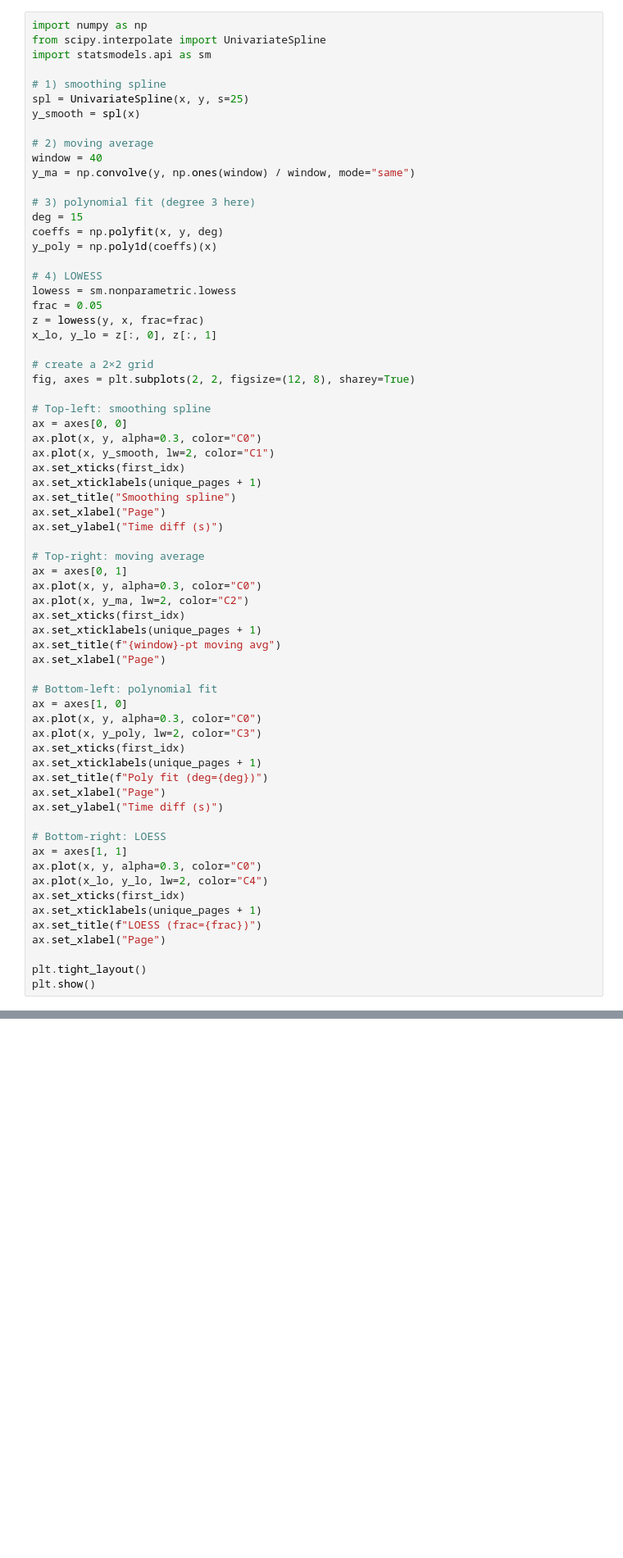
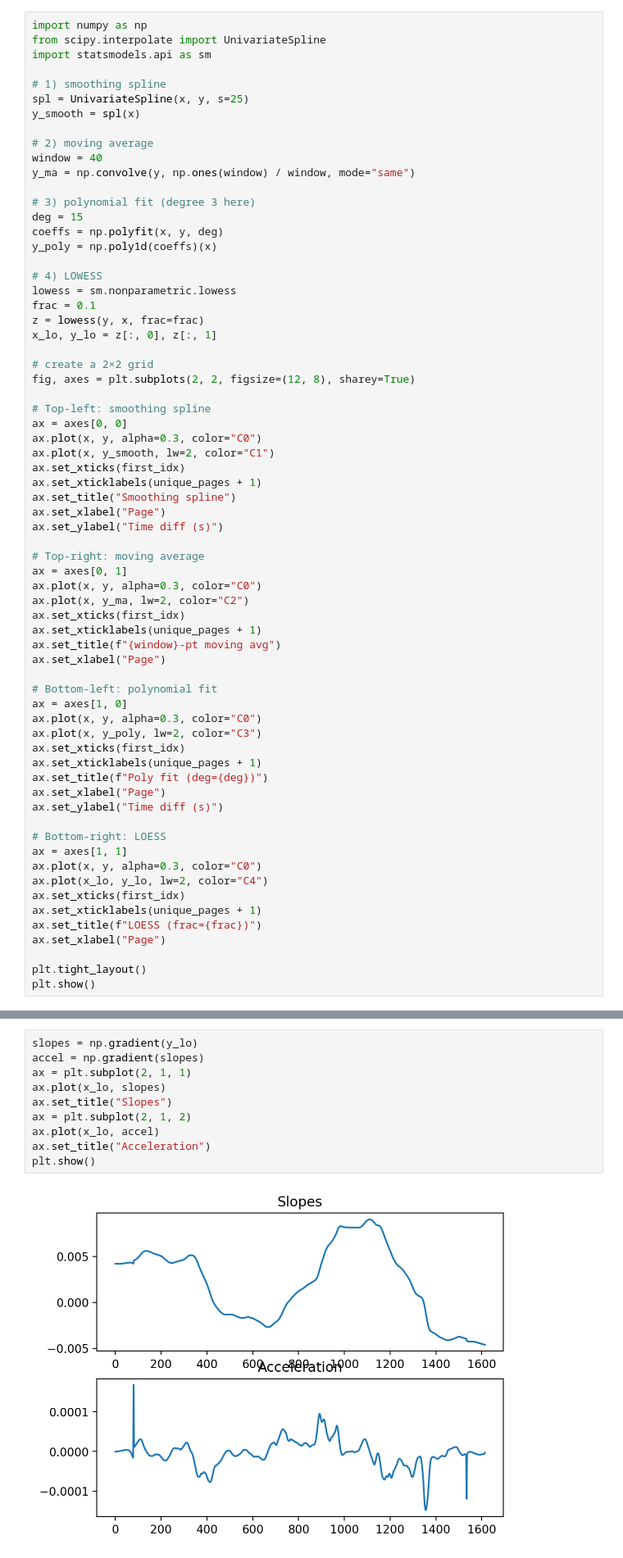
Before and after one commit to orangishcat/note, a Jupyter notebook: backend/resources/notebooks/tempo analysis.ipynb, the cells around one changed output, grey strips where cells are left out. Shown at 82% size. Drawn from its saved outputs; the diff is of its cells as text; blank space fills up the shorter version.

```diff
--- a/backend/resources/notebooks/tempo analysis.ipynb
+++ b/backend/resources/notebooks/tempo analysis.ipynb
@@ -65,7 +65,7 @@ y_poly = np.poly1d(coeffs)(x)
 
 # 4) LOWESS
 lowess = sm.nonparametric.lowess
-frac = 0.05
+frac = 0.1
 z = lowess(y, x, frac=frac)
 x_lo, y_lo = z[:, 0], z[:, 1]
 
@@ -114,3 +114,15 @@ plt.tight_layout()
 plt.show()
 # %% [output]
 [figure]
+# %%
+slopes = np.gradient(y_lo)
+accel = np.gradient(slopes)
+ax = plt.subplot(2, 1, 1)
+ax.plot(x_lo, slopes)
+ax.set_title("Slopes")
+ax = plt.subplot(2, 1, 2)
+ax.plot(x_lo, accel)
+ax.set_title("Acceleration")
+plt.show()
+# %% [output]
+[figure, added]
```
Also changed, not shown: parts of 3 cells of this notebook, 14 other files.
